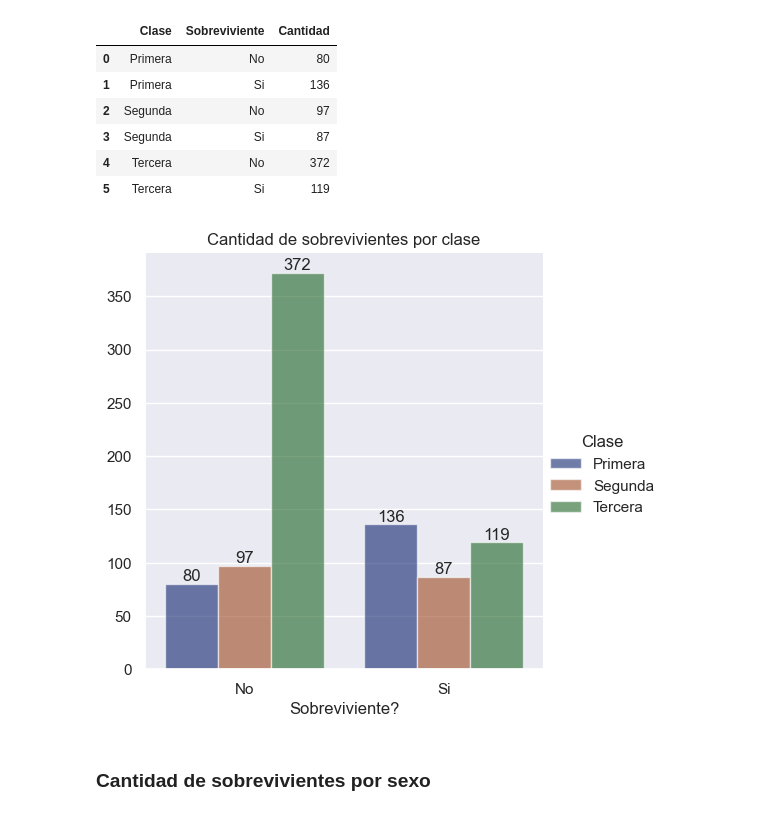
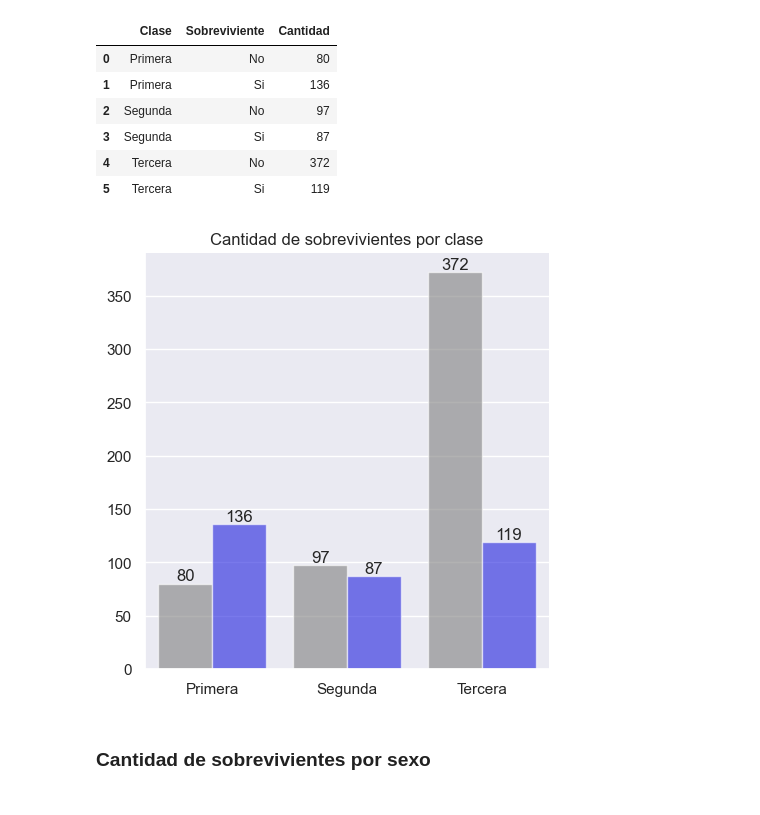
Before and after one commit to joackob/titanic-ml, a Jupyter notebook: notebooks/2-visual-and-statistical-exploration-vaux.ipynb, the cells around one changed output. Saved outputs shown, nothing was run; the diff lists cells and outputs as text; code cells hidden in the pictures.

```diff
--- a/notebooks/2-visual-and-statistical-exploration-vaux.ipynb
+++ b/notebooks/2-visual-and-statistical-exploration-vaux.ipynb
@@ -47,24 +47,26 @@ data_survivors_by_class
 # %%
 graph_survivors_by_class = (
     sns.catplot(
         data=data_survivors_by_class,
-        x="Sobreviviente",
+        x="Clase",
         y="Cantidad",
-        hue="Clase",
+        hue="Sobreviviente",
         kind="bar",
-        palette="dark",
         alpha=0.6,
+        legend_out=False,
+        palette=['grey', 'blue'],
     )
-    .set_axis_labels(x_var="Sobreviviente?", y_var="")
+    .set_axis_labels(x_var="", y_var="")
     .set(title="Cantidad de sobrevivientes por clase")
 )
 
 ax_graph_survivors_by_class = graph_survivors_by_class.ax
+ax_graph_survivors_by_class.get_legend().remove()
 
 for container in ax_graph_survivors_by_class.containers:
     ax_graph_survivors_by_class.bar_label(container=container)  # type: ignore
 # %% [output]
-[figure, old version]
+[figure, new version]
 # %% [markdown]
 ### Cantidad de sobrevivientes por sexo
 # %%
```
Also changed, not shown: parts of 2 cells of this notebook.
